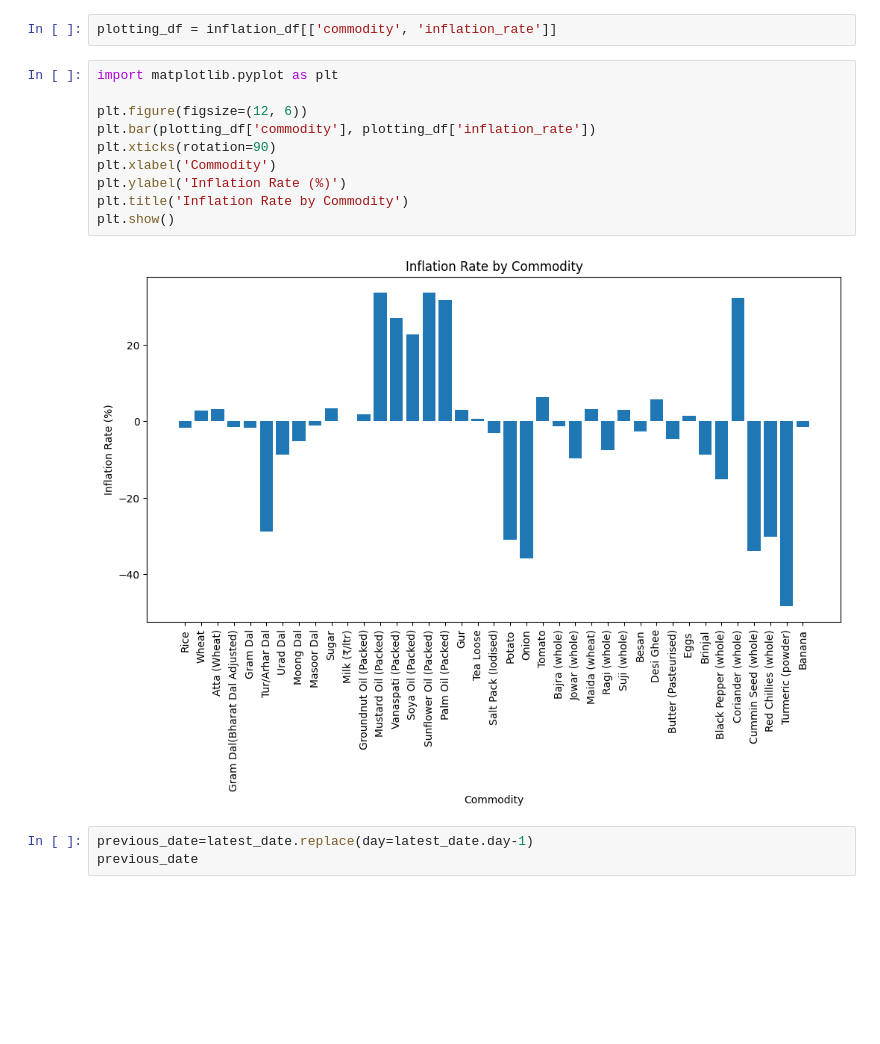
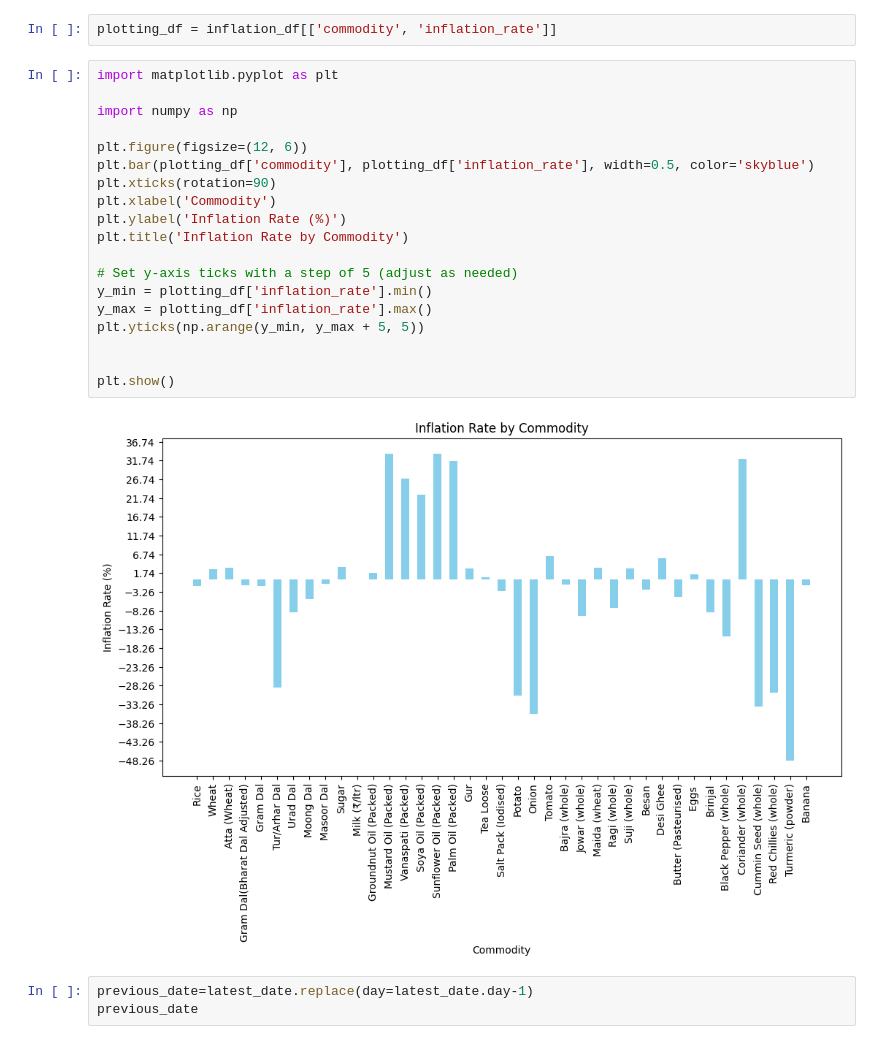
Before and after one commit to ilihas786/Local-Commodity-Price-Tracker, a Jupyter notebook: notebooks/inflation_trend.ipynb, the cells around one changed output. Cells and saved outputs as stored; diff of their text form; blank space fills up the shorter version.

```diff
--- a/notebooks/inflation_trend.ipynb
+++ b/notebooks/inflation_trend.ipynb
@@ -129,15 +129,24 @@ plotting_df = inflation_df[['commodity', 'inflation_rate']]
 # %%
 import matplotlib.pyplot as plt
 
+import numpy as np
+
 plt.figure(figsize=(12, 6))
-plt.bar(plotting_df['commodity'], plotting_df['inflation_rate'])
+plt.bar(plotting_df['commodity'], plotting_df['inflation_rate'], width=0.5, color='skyblue')
 plt.xticks(rotation=90)
 plt.xlabel('Commodity')
 plt.ylabel('Inflation Rate (%)')
 plt.title('Inflation Rate by Commodity')
+
+# Set y-axis ticks with a step of 5 (adjust as needed)
+y_min = plotting_df['inflation_rate'].min()
+y_max = plotting_df['inflation_rate'].max()
+plt.yticks(np.arange(y_min, y_max + 5, 5))
+
+
 plt.show()
 # %% [output]
-[figure, old version]
+[figure, new version]
 # %%
 previous_date=latest_date.replace(day=latest_date.day-1)
 previous_date
```
Also changed, not shown: parts of 2 cells of this notebook, 3 other files.
